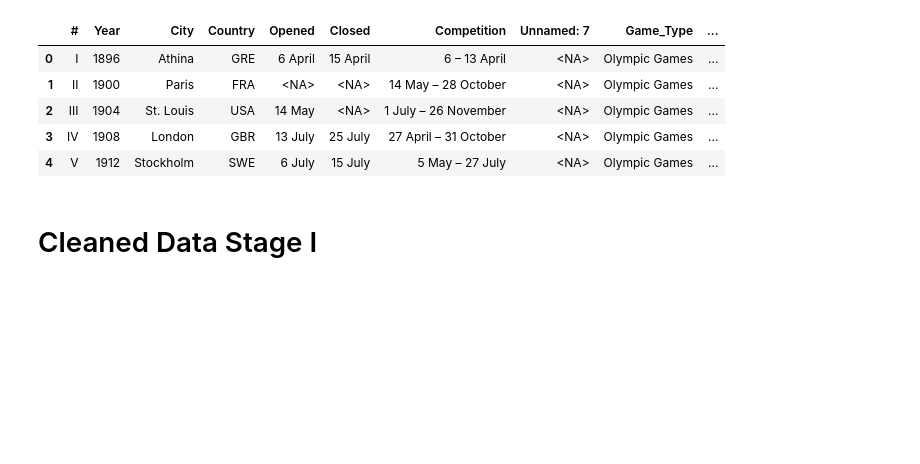
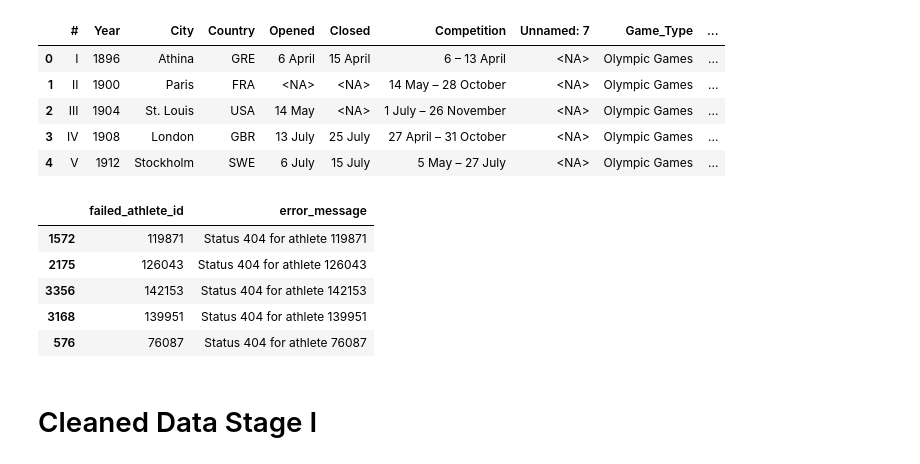
Before and after one commit to Ayham-0010/Olympic-Athletes-ETL, a Jupyter notebook: nootbooks/results_preview.ipynb, the cells around one changed output. Drawn from its saved outputs; the diff is of its cells as text; code cells hidden in the pictures; blank space fills up the shorter version.

```diff
--- a/nootbooks/results_preview.ipynb
+++ b/nootbooks/results_preview.ipynb
@@ -54,6 +54,17 @@ editions_raw_data_df.head()
 | 2 | III | 1904 | St. Louis | USA | 14 May | <NA> | 1 July – 26 November | <NA> | Olympic Games | ... |
 | 3 | IV | 1908 | London | GBR | 13 July | 25 July | 27 April – 31 October | <NA> | Olympic Games | ... |
 | 4 | V | 1912 | Stockholm | SWE | 6 July | 15 July | 5 May – 27 July | <NA> | Olympic Games | ... |
+# %%
+scrape_failures_df = pd.read_parquet(f"s3://{bronze_bucket}/scrape_failures/failed_athletes.parquet", storage_options=s3fs_opts)
+# %%
+scrape_failures_df.sample(5)
+# %% [output]
+|  | failed_athlete_id | error_message |
+| 1572 | 119871 | Status 404 for athlete 119871 |
+| 2175 | 126043 | Status 404 for athlete 126043 |
+| 3356 | 142153 | Status 404 for athlete 142153 |
+| 3168 | 139951 | Status 404 for athlete 139951 |
+| 576 | 76087 | Status 404 for athlete 76087 |
 # %% [markdown]
 # Cleaned Data Stage I
 # %%
```
Also changed, not shown: parts of 19 cells of this notebook, 2 other files.
